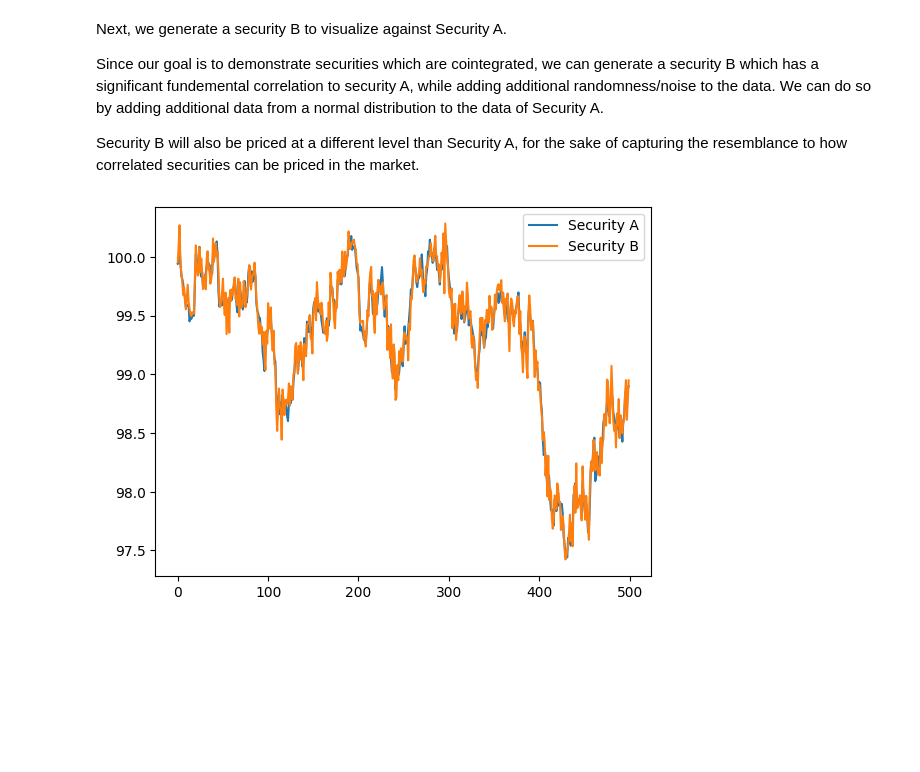
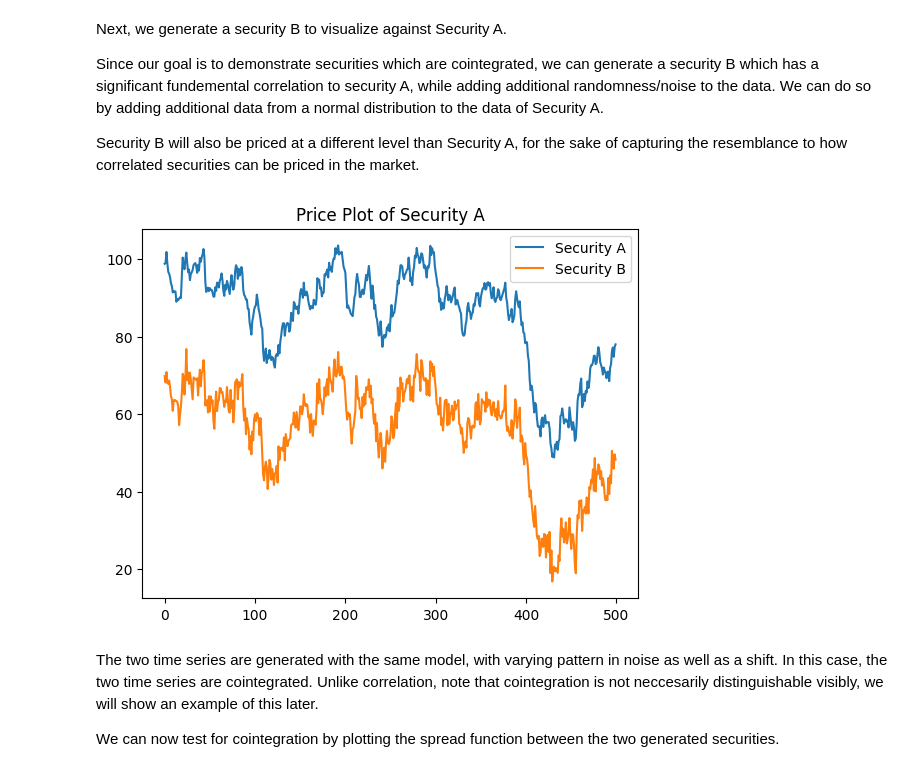
Before and after one commit to charlie-liuu/PairsTrading, a Jupyter notebook: Pairs.ipynb, the cells around one changed output. Drawn from its saved outputs; the diff is of its cells as text; code cells hidden in the pictures; blank space fills up the shorter version.

Commit message:
Note book changes

```diff
--- a/Pairs.ipynb
+++ b/Pairs.ipynb
@@ -60,7 +60,7 @@ Lets try to generate some fake securities to test for some cointegration
 - We then generate a random security (Security A) while drawing samples from a normal distribution, the time series will be shifted up to mimic a traded security
 # %%
 np.random.seed(591)
-samples_a = np.random.normal(0, 0.1, 500) # Generate return for 500 samples (Mu = 0, Sigma = 0.1, Scale = 500)
+samples_a = np.random.normal(0, 2, 500) # Generate return for 500 samples (Mu = 0, Sigma = 0.1, Scale = 500)
 #Shift to price range and plot
 SecA = 100 + pd.Series(np.cumsum(samples_a), name='Security A')
 SecA.plot(title= "Price Plot of Security A");
@@ -73,8 +73,13 @@ Since our goal is to demonstrate securities which are cointegrated, we can gener
 
 Security B will also be priced at a different level than Security A, for the sake of capturing the resemblance to how correlated securities can be priced in the market.
 # %%
-SecB = np.random.normal(0, 0.1, 500) + SecA
+SecB = np.random.normal(0, 2, 500) + SecA - 30 #Generate random noise and Price Sec B $30 less than A
+#Note that this random noise is drawn from a normal distribution and is not affected by the seed set earlier
 SecB.name = 'Security B'
-pd.concat([SecA, SecB], axis=1).plot();
+pd.concat([SecA, SecB], axis=1).plot(title= "Price Plot of Security A");
 # %% [output]
-[figure, old version]
+[figure, new version]
+# %% [markdown]
+The two time series are generated with the same model, with varying pattern in noise as well as a shift. In this case, the two time series are cointegrated. Unlike correlation, note that cointegration is not neccesarily distinguishable visibly, we will show an example of this later.
+
+We can now test for cointegration by plotting the spread function between the two generated securities.
```
Also changed, not shown: parts of 1 cell of this notebook.
